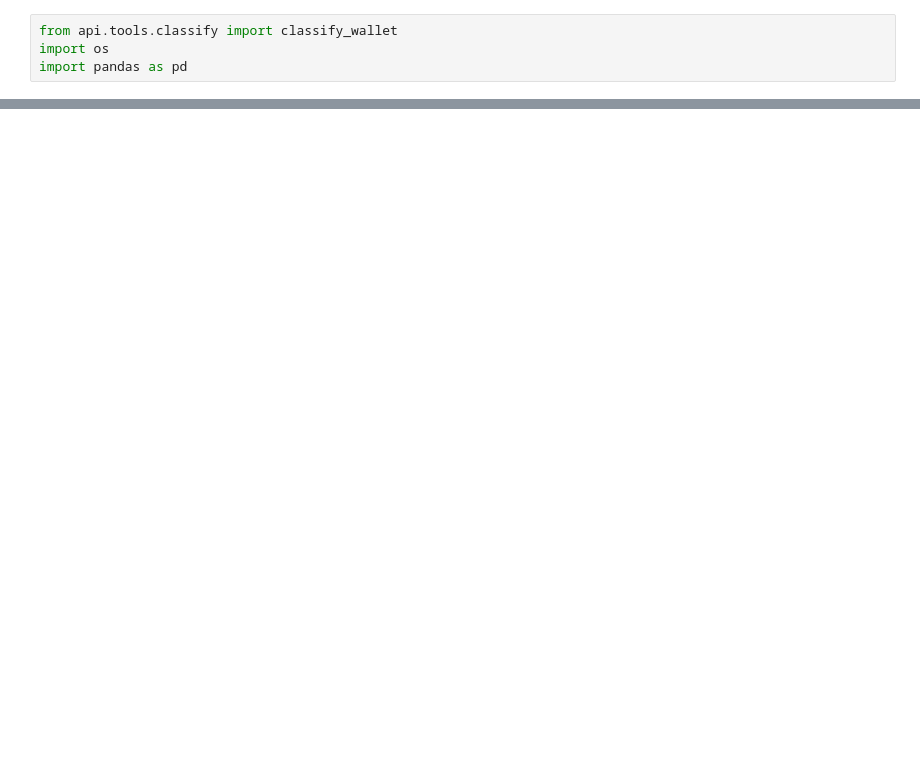
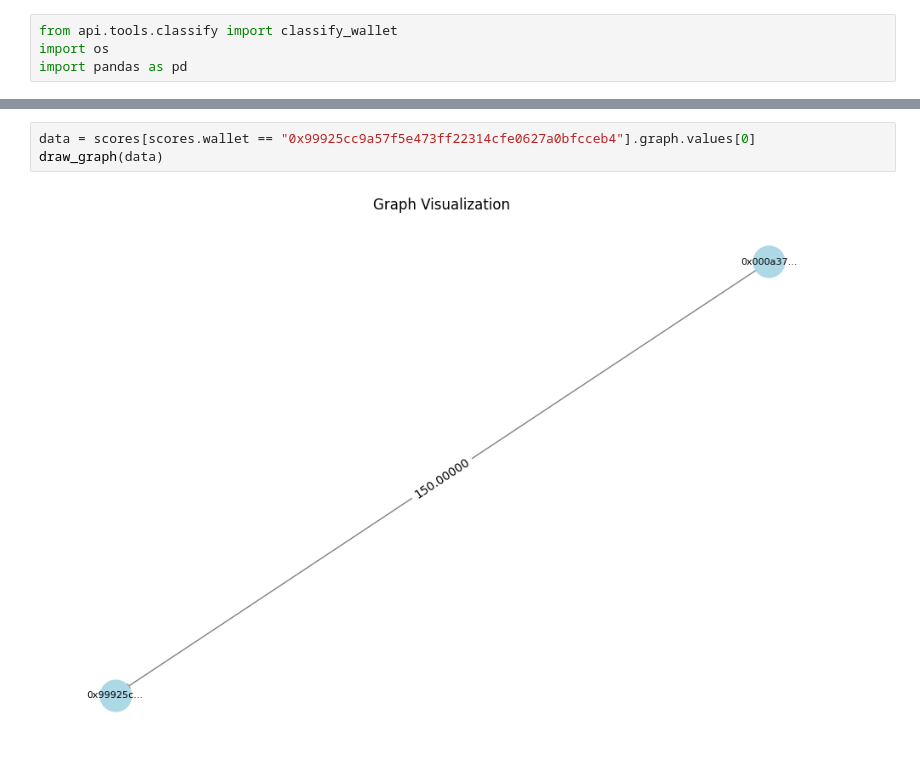
Before and after one commit to LMU-DATA-SCIENCE/eth-graph-fraud-detection, a Jupyter notebook: test_notebook.ipynb, the cells around one changed output, grey strips where cells are left out. Saved outputs shown, nothing was run; the diff lists cells and outputs as text; blank space fills up the shorter version.

```diff
--- a/test_notebook.ipynb
+++ b/test_notebook.ipynb
@@ -44,0 +147,5 @@ for wallet in normal_wallets:
+# %%
+data = scores[scores.wallet == "0x99925cc9a57f5e473ff22314cfe0627a0bfcceb4"].graph.values[0]
+draw_graph(data)
+# %% [output]
+[figure, added]
```
Also changed, not shown: parts of 6 cells of this notebook.
